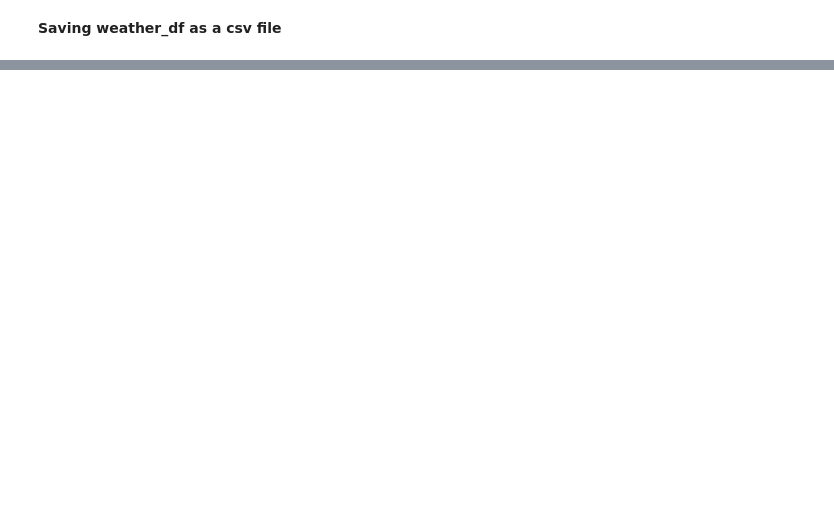
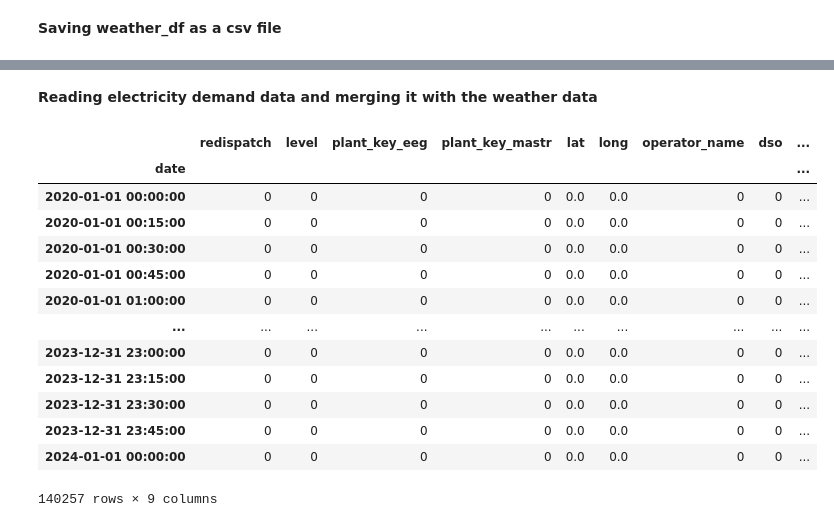
Before and after one commit to mgondeck/wind_curtailment_prediction, a Jupyter notebook: weather_data/wetterdienst.ipynb, the cells around one changed output, grey strips where cells are left out. Cells and saved outputs as stored; diff of their text form; code cells hidden in the pictures; blank space fills up the shorter version.

Commit message:
combined weather and redispatch with 15min timestamp

```diff
--- a/weather_data/wetterdienst.ipynb
+++ b/weather_data/wetterdienst.ipynb
@@ -171,0 +289,25 @@ weather_df.write_csv(path, separator=",")
+# %% [markdown]
+**Reading electricity demand data and merging it with the weather data**
+# %%
+df_redispatch = pd.read_csv("/content/drive/MyDrive/ms_wind_curtailment_prediction/wind_redispatch_2020_24.csv", sep=';')
+# %%
+df_redispatch.rename(columns={"timestamp":"date"}, inplace=True)
+# %%
+df_redispatch['date'] = pd.to_datetime(df_redispatch['date'])
+# %%
+df_redispatch.set_index("date")
+# %% [output]
+|  | redispatch | level | plant_key_eeg | plant_key_mastr | lat | long | operator_name | dso | ... |
+| date |  |  |  |  |  |  |  |  | ... |
+| 2020-01-01 00:00:00 | 0 | 0 | 0 | 0 | 0.0 | 0.0 | 0 | 0 | ... |
+| 2020-01-01 00:15:00 | 0 | 0 | 0 | 0 | 0.0 | 0.0 | 0 | 0 | ... |
+| 2020-01-01 00:30:00 | 0 | 0 | 0 | 0 | 0.0 | 0.0 | 0 | 0 | ... |
+| 2020-01-01 00:45:00 | 0 | 0 | 0 | 0 | 0.0 | 0.0 | 0 | 0 | ... |
+| 2020-01-01 01:00:00 | 0 | 0 | 0 | 0 | 0.0 | 0.0 | 0 | 0 | ... |
+| ... | ... | ... | ... | ... | ... | ... | ... | ... | ... |
+| 2023-12-31 23:00:00 | 0 | 0 | 0 | 0 | 0.0 | 0.0 | 0 | 0 | ... |
+| 2023-12-31 23:15:00 | 0 | 0 | 0 | 0 | 0.0 | 0.0 | 0 | 0 | ... |
+| 2023-12-31 23:30:00 | 0 | 0 | 0 | 0 | 0.0 | 0.0 | 0 | 0 | ... |
+| 2023-12-31 23:45:00 | 0 | 0 | 0 | 0 | 0.0 | 0.0 | 0 | 0 | ... |
+| 2024-01-01 00:00:00 | 0 | 0 | 0 | 0 | 0.0 | 0.0 | 0 | 0 | ... |
+140257 rows × 9 columns
```
Also changed, not shown: parts of 11 cells of this notebook.
